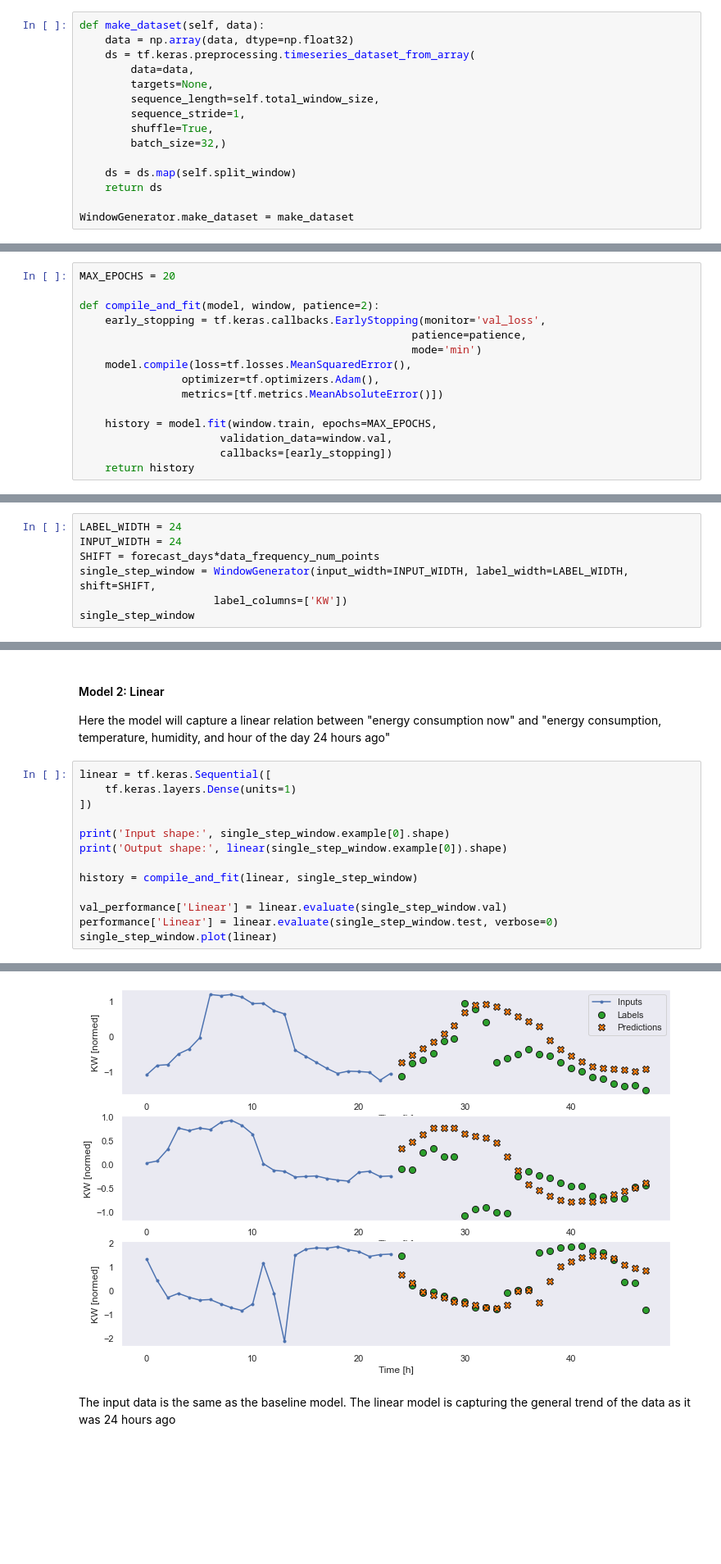
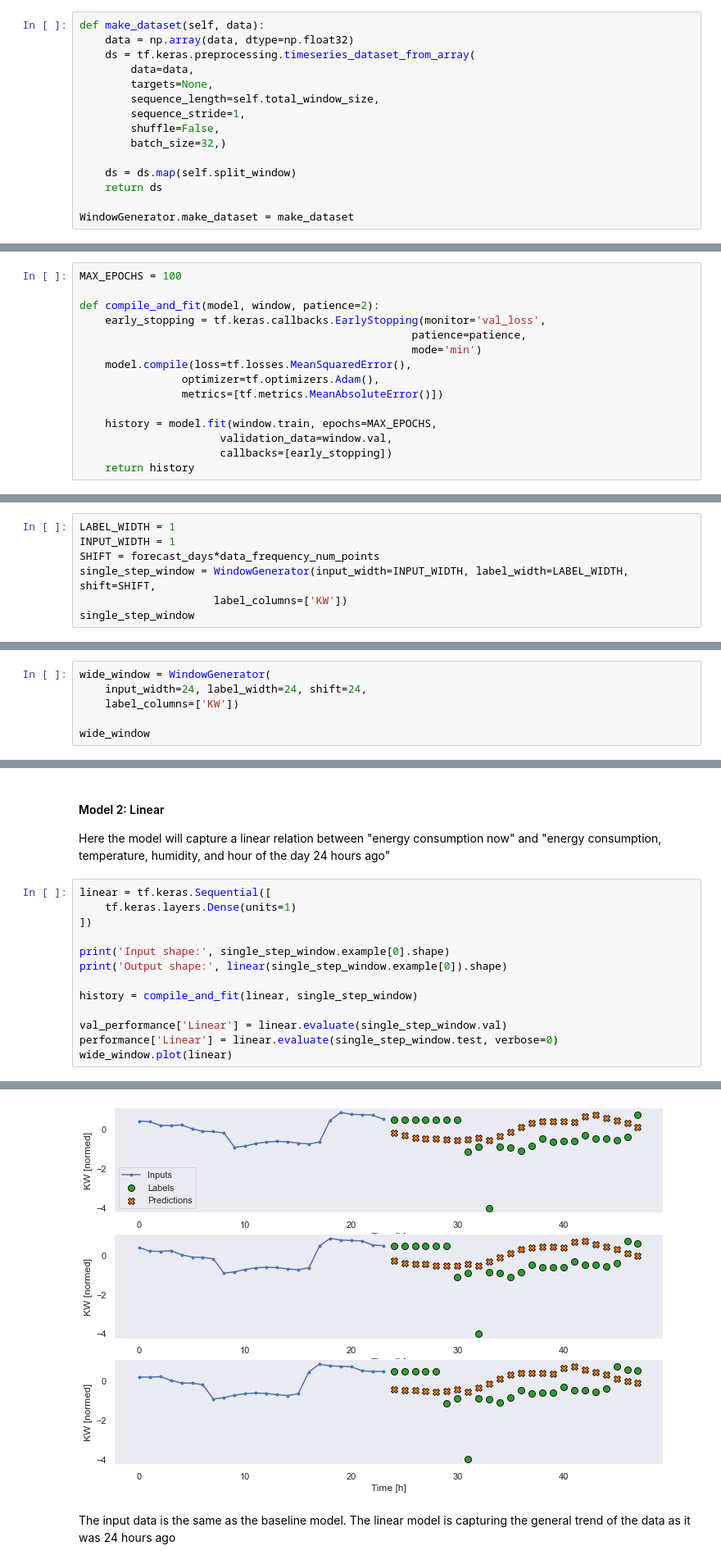
Before and after one commit to singhshraddha/ss-iotfunctions, a Jupyter notebook: notebooks/CognioForecastingKeras-RNN.ipynb, the cells around one changed output, grey strips where cells are left out. Shown at 82% size. Cells and saved outputs as stored; diff of their text form; blank space fills up the shorter version.

```diff
--- a/notebooks/CognioForecastingKeras-RNN.ipynb
+++ b/notebooks/CognioForecastingKeras-RNN.ipynb
@@ -410,7 +446,7 @@ def make_dataset(self, data):
         targets=None,
         sequence_length=self.total_window_size,
         sequence_stride=1,
-        shuffle=True,
+        shuffle=False,
         batch_size=32,)
 
     ds = ds.map(self.split_window)
@@ -459,7 +495,7 @@ All models use
 # %%
 forecast_days = 1
 # %%
-MAX_EPOCHS = 20
+MAX_EPOCHS = 100
 
 def compile_and_fit(model, window, patience=2):
     early_stopping = tf.keras.callbacks.EarlyStopping(monitor='val_loss',
@@ -478,8 +514,8 @@ def compile_and_fit(model, window, patience=2):
 
 The simplest model you can build on this sort of data is one that predicts a single feature's value—1 time step (determined by SHIFT) into the future based only on the current conditions
 # %%
-LABEL_WIDTH = 24
-INPUT_WIDTH = 24
+LABEL_WIDTH = 1
+INPUT_WIDTH = 1
 SHIFT = forecast_days*data_frequency_num_points
 single_step_window = WindowGenerator(input_width=INPUT_WIDTH, label_width=LABEL_WIDTH, shift=SHIFT,
                      label_columns=['KW'])
@@ -491 +527,7 @@ Label indices: [24 25 26 27 28 29 30 31 32 33 34 35 36 37 38 39 40 41 42 43 44 4
 Label column name(s): ['KW']
+# %%
+wide_window = WindowGenerator(
+    input_width=24, label_width=24, shift=24,
+    label_columns=['KW'])
+
+wide_window
@@ -549,5 +596,5 @@ history = compile_and_fit(linear, single_step_window)
 
 val_performance['Linear'] = linear.evaluate(single_step_window.val)
 performance['Linear'] = linear.evaluate(single_step_window.test, verbose=0)
-single_step_window.plot(linear)
+wide_window.plot(linear)
 # %% [output]
@@ -571,4 +618,4 @@ Epoch 20/20
-[figure, old version]
+[figure, new version]
 # %% [markdown]
 The input data is the same as the baseline model. The linear model is capturing the general trend of the data as it was 24 hours ago
 # %% [markdown]
```
Also changed, not shown: parts of 50 cells of this notebook, 1 other file.
